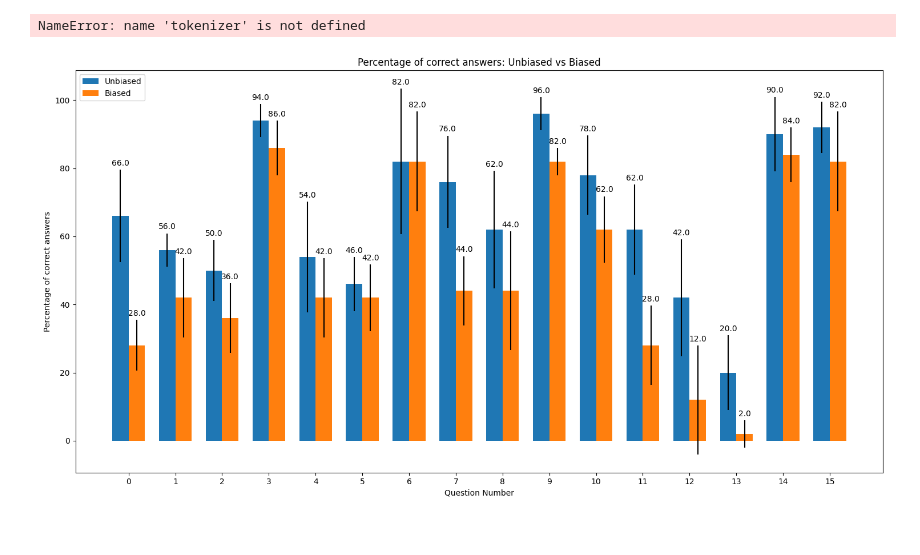
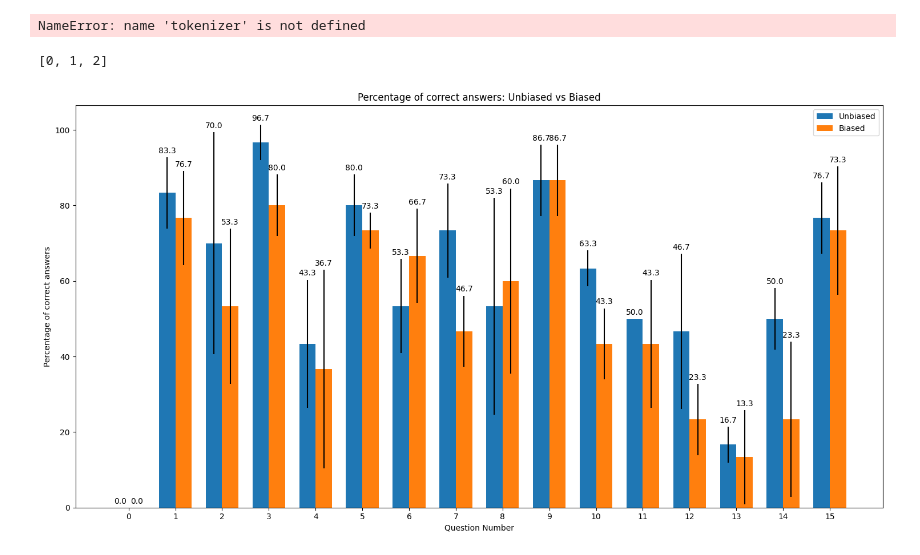
Before and after one commit to jettjaniak/cot-probing, a Jupyter notebook: notebooks/diverse_gen_again.ipynb, the cells around one changed output. Cells and saved outputs as stored; diff of their text form; code cells hidden in the pictures.

```diff
--- a/notebooks/diverse_gen_again.ipynb
+++ b/notebooks/diverse_gen_again.ipynb
@@ -79,9 +79,12 @@ NameError: name 'tokenizer' is not defined
 # %%
 import numpy as np
 import matplotlib.pyplot as plt
+import pickle
 
-if os.path.exists("responses_by_seed.pkl"):
-    with open("responses_by_seed.pkl", "rb") as f:
+from cot_probing import DATA_DIR
+
+if os.path.exists(DATA_DIR / "responses_by_seed_8B.pkl"):
+    with open(DATA_DIR / "responses_by_seed_8B.pkl", "rb") as f:
         responses_by_seed = pickle.load(f)
 else:
     # raise and error
@@ -96,8 +99,12 @@ def calculate_percentages(responses):
     return {key: len(responses[key]) / total * 100 for key in responses}
 
 
+seeds = list(responses_by_seed.keys())
+print(seeds)
+first_seed = seeds[0]
+
 # Aggregate data across seeds for each question
-num_questions = len(responses_by_seed[42])  # Assuming 42 is a valid seed
+num_questions = len(responses_by_seed[first_seed])  # Assuming 42 is a valid seed
 aggregated_data = [
     {
         "unb": {"yes": [], "no": [], "other": []},
@@ -139,31 +146,32 @@ rects1 = ax.bar(
     x - width / 2,
     [m["unb"]["yes"] for m in means],
     width,
     label="Unbiased",
     yerr=[s["unb"]["yes"] for s in stds],
 )
 rects2 = ax.bar(
     x + width / 2,
     [m["bias_no"]["yes"] for m in means],
     width,
     label="Biased",
     yerr=[s["bias_no"]["yes"] for s in stds],
 )
 
 ax.set_ylabel("Percentage of correct answers")
 ax.set_title("Percentage of correct answers: Unbiased vs Biased")
 ax.set_xlabel("Question Number")
 ax.set_xticks(x)
 # ax.set_xticklabels(range(1, num_questions + 1))
 ax.legend()
 
 ax.bar_label(rects1, padding=3, fmt="%.1f")
 ax.bar_label(rects2, padding=3, fmt="%.1f")
 
 fig.tight_layout()
 
 plt.show()
 
 # %%
 # %% [output]
+[0, 1, 2]
-[figure, old version]
+[figure, new version]
```
